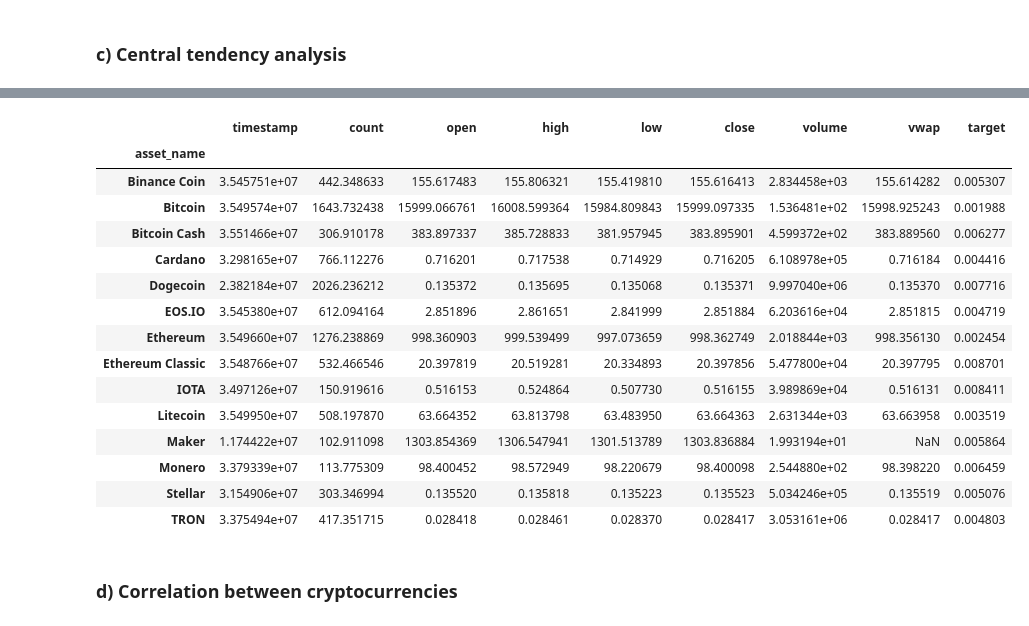
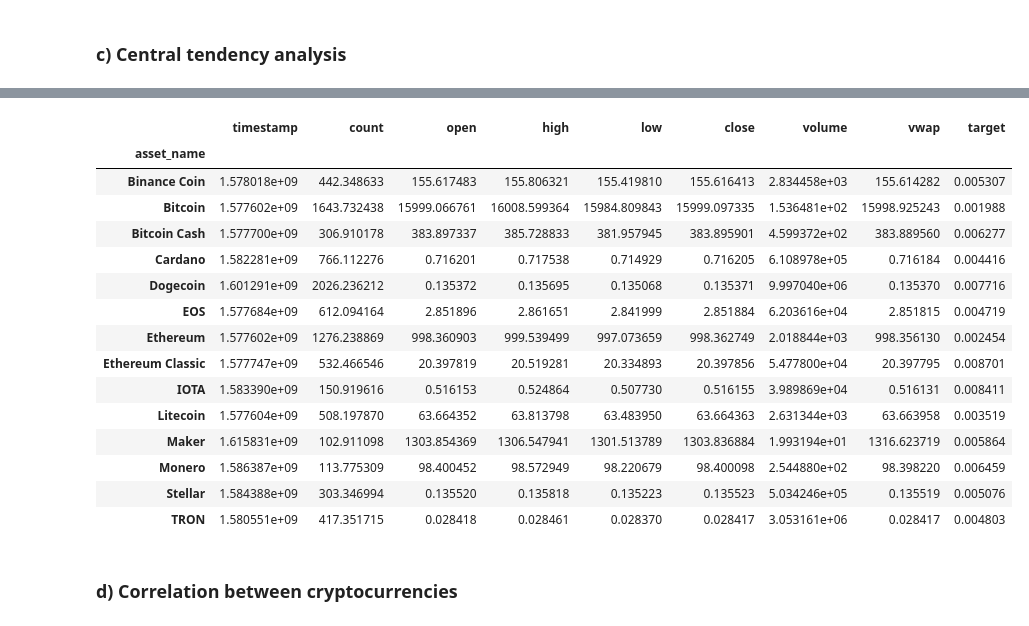
Before and after one commit to Sylvariane/Kaggle_cryptocurrencies_forecasting, a Jupyter notebook: P08_01_notebook.ipynb, the cells around one changed output, grey strips where cells are left out. Saved outputs shown, nothing was run; the diff lists cells and outputs as text; code cells hidden in the pictures.

```diff
--- a/P08_01_notebook.ipynb
+++ b/P08_01_notebook.ipynb
@@ -145,8 +120,3 @@ Columns of the dataset :
 * Target - 15 minute residualized returns.
 # %% [markdown]
 Target column contains values to predict ([Information about target calculus](https://www.kaggle.com/cstein06/tutorial-to-the-g-research-crypto-competition?cellIds=49&kernelSessionId=78721864)).
-# %%
-# Creating an unique df with data
-df = df.append(df_sup,
-               ignore_index=True,
-               verify_integrity=True)
@@ -157,7 +123,25 @@ df.shape
+# %%
+dict = {
+    0 : "Binance Coin",
+    1 : "Bitcoin",
+    2 : "Bitcoin Cash",
+    3 : "Cardano",
+    4 : "Dogecoin",
+    5 : "EOS",
+    6 : "Ethereum",
+    7 : "Ethereum Classic",
+    8 : "IOTA",
+    9 : "Litecoin",
+    10 : "Maker",
+    11 : "Monero",
+    12 : "Stellar",
+    13 : "TRON"
+}
+
+df["Asset_ID"] = df["Asset_ID"].map(dict)
 # %%
 # Merging dataset to obtain name of each cryptocurrency
-df = pd.merge(df, asset, on="Asset_ID")
-df = df[["timestamp", "Asset_Name", "Count",
+df = df[["timestamp", "Asset_ID", "Count",
          "Open", "High", "Low",
          "Close", "Volume", "VWAP",
          "Target"]]
@@ -192,7 +161,7 @@ dtype: float64
 Only 3% of data is missing in the target column. Choice was taken to drop these data.
 # %%
 # Deleting missing data
-df.dropna(inplace=True)
+df = df.dropna()
 # %% [markdown]
 ## 2) Exploratory Analysis
 # %% [markdown]
@@ -456,22 +350,22 @@ df.groupby("asset_name").median()
 # %%
-df.groupby("asset_name").std()
+df.groupby("asset_name").std().compute()
 # %% [output]
 |  | timestamp | count | open | high | low | close | volume | vwap | target |
 | asset_name |  |  |  |  |  |  |  |  |  |
-| Binance Coin | 3.545751e+07 | 442.348633 | 155.617483 | 155.806321 | 155.419810 | 155.616413 | 2.834458e+03 | 155.614282 | 0.005307 |
-| Bitcoin | 3.549574e+07 | 1643.732438 | 15999.066761 | 16008.599364 | 15984.809843 | 15999.097335 | 1.536481e+02 | 15998.925243 | 0.001988 |
-| Bitcoin Cash | 3.551466e+07 | 306.910178 | 383.897337 | 385.728833 | 381.957945 | 383.895901 | 4.599372e+02 | 383.889560 | 0.006277 |
-| Cardano | 3.298165e+07 | 766.112276 | 0.716201 | 0.717538 | 0.714929 | 0.716205 | 6.108978e+05 | 0.716184 | 0.004416 |
-| Dogecoin | 2.382184e+07 | 2026.236212 | 0.135372 | 0.135695 | 0.135068 | 0.135371 | 9.997040e+06 | 0.135370 | 0.007716 |
-| EOS.IO | 3.545380e+07 | 612.094164 | 2.851896 | 2.861651 | 2.841999 | 2.851884 | 6.203616e+04 | 2.851815 | 0.004719 |
-| Ethereum | 3.549660e+07 | 1276.238869 | 998.360903 | 999.539499 | 997.073659 | 998.362749 | 2.018844e+03 | 998.356130 | 0.002454 |
-| Ethereum Classic | 3.548766e+07 | 532.466546 | 20.397819 | 20.519281 | 20.334893 | 20.397856 | 5.477800e+04 | 20.397795 | 0.008701 |
-| IOTA | 3.497126e+07 | 150.919616 | 0.516153 | 0.524864 | 0.507730 | 0.516155 | 3.989869e+04 | 0.516131 | 0.008411 |
-| Litecoin | 3.549950e+07 | 508.197870 | 63.664352 | 63.813798 | 63.483950 | 63.664363 | 2.631344e+03 | 63.663958 | 0.003519 |
-| Maker | 1.174422e+07 | 102.911098 | 1303.854369 | 1306.547941 | 1301.513789 | 1303.836884 | 1.993194e+01 | NaN | 0.005864 |
-| Monero | 3.379339e+07 | 113.775309 | 98.400452 | 98.572949 | 98.220679 | 98.400098 | 2.544880e+02 | 98.398220 | 0.006459 |
-| Stellar | 3.154906e+07 | 303.346994 | 0.135520 | 0.135818 | 0.135223 | 0.135523 | 5.034246e+05 | 0.135519 | 0.005076 |
-| TRON | 3.375494e+07 | 417.351715 | 0.028418 | 0.028461 | 0.028370 | 0.028417 | 3.053161e+06 | 0.028417 | 0.004803 |
+| Binance Coin | 1.578018e+09 | 442.348633 | 155.617483 | 155.806321 | 155.419810 | 155.616413 | 2.834458e+03 | 155.614282 | 0.005307 |
+| Bitcoin | 1.577602e+09 | 1643.732438 | 15999.066761 | 16008.599364 | 15984.809843 | 15999.097335 | 1.536481e+02 | 15998.925243 | 0.001988 |
+| Bitcoin Cash | 1.577700e+09 | 306.910178 | 383.897337 | 385.728833 | 381.957945 | 383.895901 | 4.599372e+02 | 383.889560 | 0.006277 |
+| Cardano | 1.582281e+09 | 766.112276 | 0.716201 | 0.717538 | 0.714929 | 0.716205 | 6.108978e+05 | 0.716184 | 0.004416 |
+| Dogecoin | 1.601291e+09 | 2026.236212 | 0.135372 | 0.135695 | 0.135068 | 0.135371 | 9.997040e+06 | 0.135370 | 0.007716 |
+| EOS | 1.577684e+09 | 612.094164 | 2.851896 | 2.861651 | 2.841999 | 2.851884 | 6.203616e+04 | 2.851815 | 0.004719 |
+| Ethereum | 1.577602e+09 | 1276.238869 | 998.360903 | 999.539499 | 997.073659 | 998.362749 | 2.018844e+03 | 998.356130 | 0.002454 |
+| Ethereum Classic | 1.577747e+09 | 532.466546 | 20.397819 | 20.519281 | 20.334893 | 20.397856 | 5.477800e+04 | 20.397795 | 0.008701 |
+| IOTA | 1.583390e+09 | 150.919616 | 0.516153 | 0.524864 | 0.507730 | 0.516155 | 3.989869e+04 | 0.516131 | 0.008411 |
+| Litecoin | 1.577604e+09 | 508.197870 | 63.664352 | 63.813798 | 63.483950 | 63.664363 | 2.631344e+03 | 63.663958 | 0.003519 |
+| Maker | 1.615831e+09 | 102.911098 | 1303.854369 | 1306.547941 | 1301.513789 | 1303.836884 | 1.993194e+01 | 1316.623719 | 0.005864 |
+| Monero | 1.586387e+09 | 113.775309 | 98.400452 | 98.572949 | 98.220679 | 98.400098 | 2.544880e+02 | 98.398220 | 0.006459 |
+| Stellar | 1.584388e+09 | 303.346994 | 0.135520 | 0.135818 | 0.135223 | 0.135523 | 5.034246e+05 | 0.135519 | 0.005076 |
+| TRON | 1.580551e+09 | 417.351715 | 0.028418 | 0.028461 | 0.028370 | 0.028417 | 3.053161e+06 | 0.028417 | 0.004803 |
 # %% [markdown]
 ### d) Correlation between cryptocurrencies
 # %%
```
Also changed, not shown: parts of 55 cells of this notebook, 1 other file.
